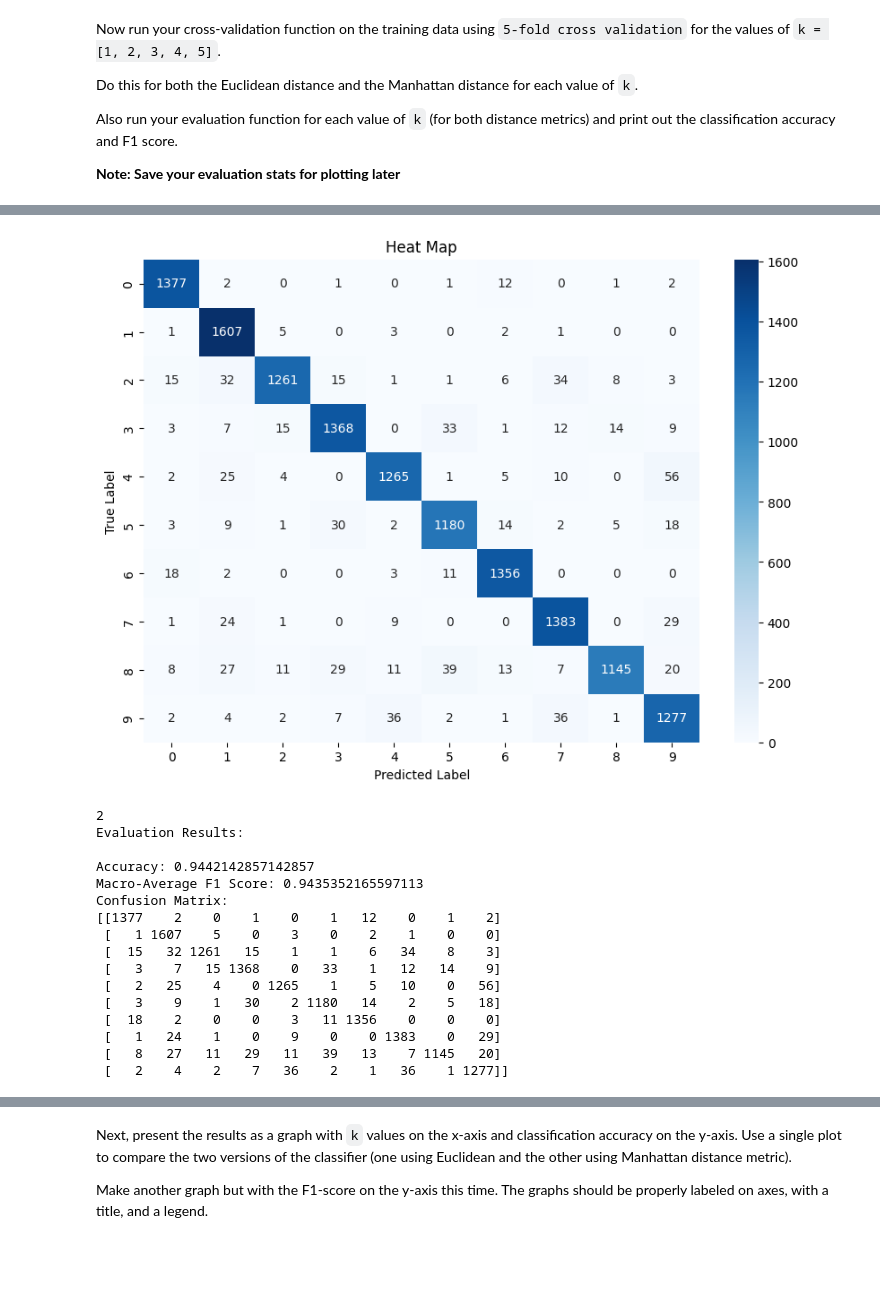
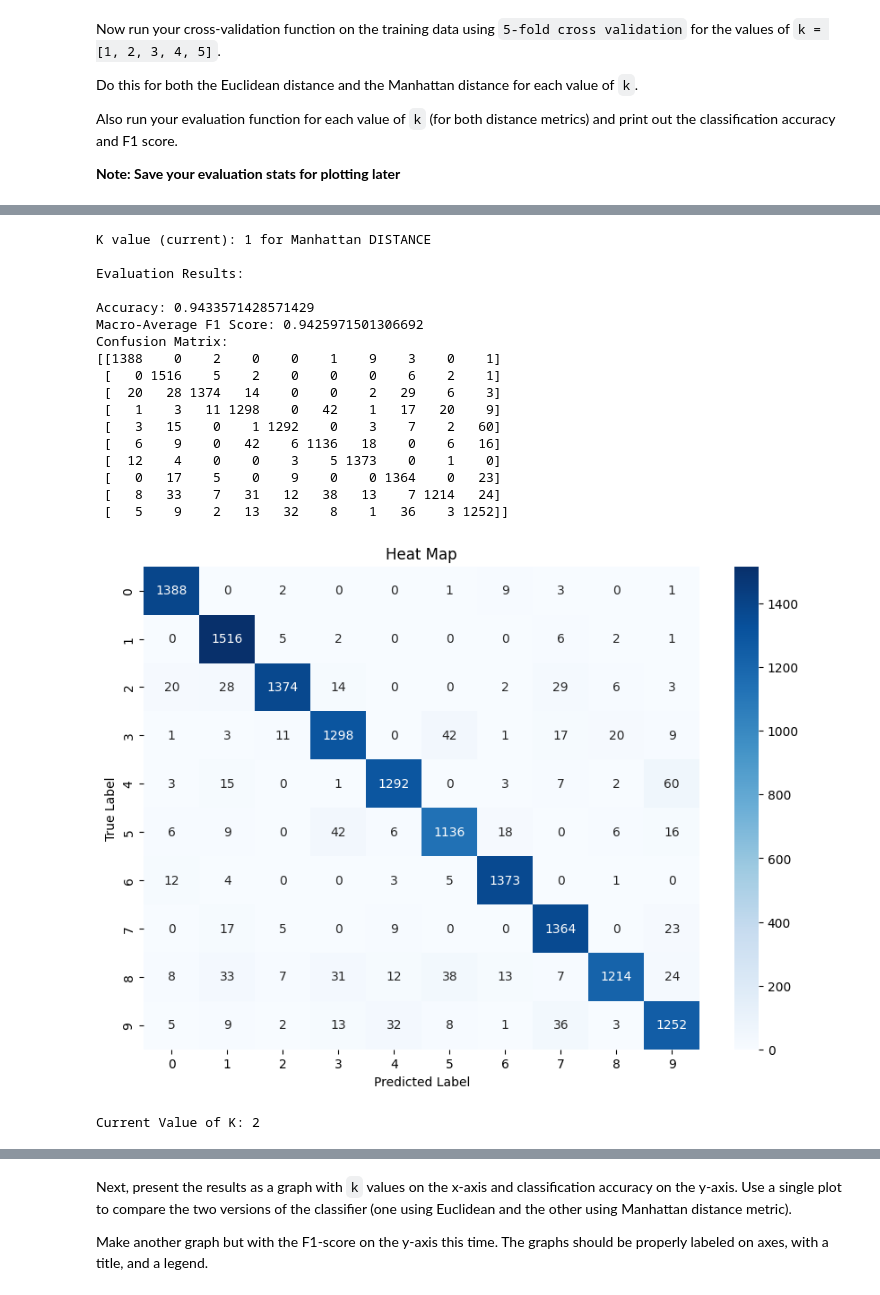
Before and after one commit to 27100340/ai-ml-pa2, a Jupyter notebook: Group(group_number)_S(section_number)_PA2.ipynb, the cells around one changed output, grey strips where cells are left out. Saved outputs shown, nothing was run; the diff lists cells and outputs as text; code cells hidden in the pictures; blank space fills up the shorter version.

Commit message:
Kaggle Notebook | notebook7e4929cda4 | part 1 done

```diff
--- a/Group(group_number)_S(section_number)_PA2.ipynb
+++ b/Group(group_number)_S(section_number)_PA2.ipynb
@@ -274,7 +282,7 @@ Complete the following method functions:
 class KNN:
     def __init__(self, k):
         '''
-          Initializes the class
+        Initializes the class.
         '''
         self.k = k
         self.train_x = None
@@ -282,31 +290,31 @@ class KNN:
 
     def euclidean_distance(self, x1, x2):
         '''
-          Takes two cupy arrays and calculates the Euclidean distance between them
-          x1: single test point (shape: (784,))
-          x2: training set (shape: (n_samples, 784))
+        Takes two cupy arrays and calculates the Euclidean distance between them.
+        x1: single test point (shape: (784,))
+        x2: training set (shape: (n_samples, 784))
         '''
-        print("Calculting Euclidean distances...")
+        # print("Calculating Euclidean distances...")
         euc_dist_square = cp.sum((x1 - x2) ** 2, axis=1)
         euc_dist = cp.sqrt(euc_dist_square)
-        print("Done!\n")
+        # print("Done!\n")
         return euc_dist
 
     def manhattan_distance(self, x1, x2):
         '''
-          Takes two cupy arrays and calculates the Manhattan distance between them
-          x1: single test point (shape: (784,))
-          x2: training set (shape: (n_samples, 784))
+        Takes two cupy arrays and calculates the Manhattan distance between them.
+        x1: single test point (shape: (784,))
+        x2: training set (shape: (n_samples, 784))
         '''
-        print("Calculating Manhattan distances...\n")
+        # print("Calculating Manhattan distances...\n")
         man_dist1 = cp.abs(x1 - x2)
         man_res = cp.sum(man_dist1, axis=1)
-        print("Done!\n")
+        # print("Done!\n")
         return man_res
 
     def fit(self, train_x, train_y):
         '''
-          Stores the training dataset
+        Stores the training dataset.
         '''
         self.train_x = train_x
         self.train_y = train_y
@@ -314,7 +322,7 @@ class KNN:
 
     def get_neighbors(self, new_point, distancefunc):
         '''
-          Takes a new point and returns the k nearest neighbors
+        Takes a new point and returns the k nearest neighbors.
         '''
         if distancefunc == 'euclidean':
             distances = self.euclidean_distance(new_point, self.train_x)
@@ -328,10 +336,11 @@ class KNN:
 
     def predict(self, test_x, distancefunc):
         '''
-          Takes a test set and returns the predicted labels
+        Takes a test set and returns the predicted labels.
+        Displays a progress bar for the prediction process.
         '''
         predictions = []
-        for i in range(test_x.shape[0]):
+        for i in tqdm(range(test_x.shape[0]), desc="Predicting"):
             k_val = self.k
             prediction = None
             while k_val > 0:
@@ -614,17 +624,28 @@ f1_list_manhattan = {}
 
 print("Manhattan DISTANCE")
 for k in k_values:
-    print(f"\nK value (current): {k} for Manhattan DISTANCE\n")
+    print(f"Current Value of K: {k}")
+    steps = 50
+    pbar = tqdm(total=steps, desc=f"Manhattan Distance Processing...")
     man_pred = k_fold_cross_validation(num_folds, k, sampled_train_x, sampled_train_y, "manhattan")
+    time.sleep(0.2)
+    pbar.update(1)
     validation_labels_list = []
+    # print(f"Progress on K value {k}: #")
 
     for cv_no in range(1, num_folds + 1):
+        # print("#")
         train_x, train_y, val_x, val_y, val_idx = k_fold_split(num_folds, cv_no, sampled_train_x, sampled_train_y)
+        # print("#")
         val_labels = sampled_train_y[val_idx]
+        # print("#")
         validation_labels_list.append(val_labels)
+        # print("#")
 
     validation_labels = cp.concatenate(validation_labels_list)
+    # print("...Done")
 
+    print(f"\nK value (current): {k} for Manhattan DISTANCE\n")
     accuracy_list_manhattan[k], f1_list_manhattan[k] = evaluate(man_pred, validation_labels)
 
 print("Euclidean DISTANCE")
@@ -660,17 +666,19 @@ Confusion Matrix:
+K value (current): 1 for Manhattan DISTANCE
+
+Evaluation Results:
+
+Accuracy: 0.9433571428571429
+Macro-Average F1 Score: 0.9425971501306692
+Confusion Matrix:
+[[1388    0    2    0    0    1    9    3    0    1]
+ [   0 1516    5    2    0    0    0    6    2    1]
+ [  20   28 1374   14    0    0    2   29    6    3]
+ [   1    3   11 1298    0   42    1   17   20    9]
+ [   3   15    0    1 1292    0    3    7    2   60]
+ [   6    9    0   42    6 1136   18    0    6   16]
+ [  12    4    0    0    3    5 1373    0    1    0]
+ [   0   17    5    0    9    0    0 1364    0   23]
+ [   8   33    7   31   12   38   13    7 1214   24]
+ [   5    9    2   13   32    8    1   36    3 1252]]
-[figure, old version]
+[figure, new version]
-2
-Evaluation Results:
-
-Accuracy: 0.9442142857142857
-Macro-Average F1 Score: 0.9435352165597113
-Confusion Matrix:
-[[1377    2    0    1    0    1   12    0    1    2]
- [   1 1607    5    0    3    0    2    1    0    0]
- [  15   32 1261   15    1    1    6   34    8    3]
- [   3    7   15 1368    0   33    1   12   14    9]
- [   2   25    4    0 1265    1    5   10    0   56]
- [   3    9    1   30    2 1180   14    2    5   18]
- [  18    2    0    0    3   11 1356    0    0    0]
- [   1   24    1    0    9    0    0 1383    0   29]
- [   8   27   11   29   11   39   13    7 1145   20]
- [   2    4    2    7   36    2    1   36    1 1277]]
+Current Value of K: 2
```
Also changed, not shown: parts of 12 cells of this notebook.
